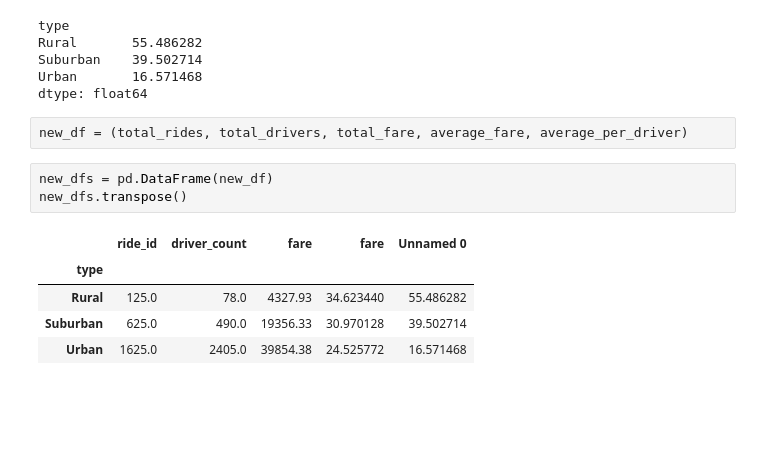
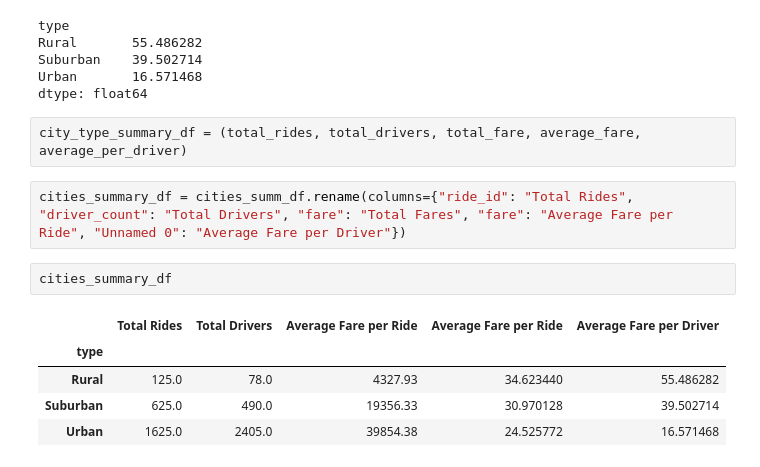
Before and after one commit to swund283/PyBer_Analysis, a Jupyter notebook: PyBer.ipynb, the cells around one changed output. Cells and saved outputs as stored; diff of their text form; blank space fills up the shorter version.

```diff
--- a/PyBer.ipynb
+++ b/PyBer.ipynb
@@ -835,13 +835,14 @@ Suburban    39.502714
 Urban       16.571468
 dtype: float64
 # %%
-new_df = (total_rides, total_drivers, total_fare, average_fare, average_per_driver)
+city_type_summary_df = (total_rides, total_drivers, total_fare, average_fare, average_per_driver)
-# %%
-new_dfs = pd.DataFrame(new_df)
-new_dfs.transpose()
-# %% [output]
-|  | ride_id | driver_count | fare | fare | Unnamed 0 |
-| type |  |  |  |  |  |
-| Rural | 125.0 | 78.0 | 4327.93 | 34.623440 | 55.486282 |
-| Suburban | 625.0 | 490.0 | 19356.33 | 30.970128 | 39.502714 |
-| Urban | 1625.0 | 2405.0 | 39854.38 | 24.525772 | 16.571468 |
+# %%
+cities_summary_df = cities_summ_df.rename(columns={"ride_id": "Total Rides", "driver_count": "Total Drivers", "fare": "Total Fares", "fare": "Average Fare per Ride", "Unnamed 0": "Average Fare per Driver"})
+# %%
+cities_summary_df
+# %% [output]
+|  | Total Rides | Total Drivers | Average Fare per Ride | Average Fare per Ride | Average Fare per Driver |
+| type |  |  |  |  |  |
+| Rural | 125.0 | 78.0 | 4327.93 | 34.623440 | 55.486282 |
+| Suburban | 625.0 | 490.0 | 19356.33 | 30.970128 | 39.502714 |
+| Urban | 1625.0 | 2405.0 | 39854.38 | 24.525772 | 16.571468 |
```
